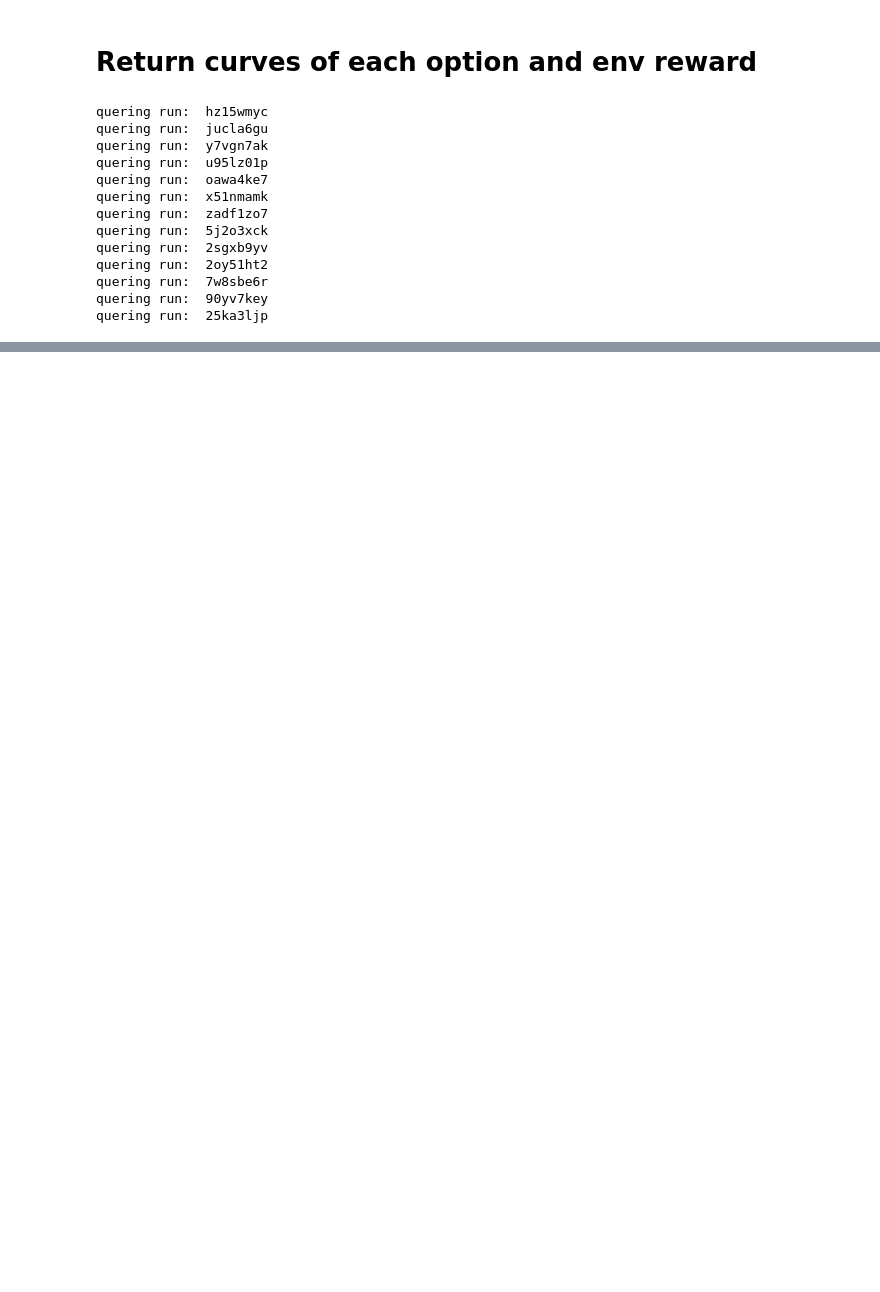
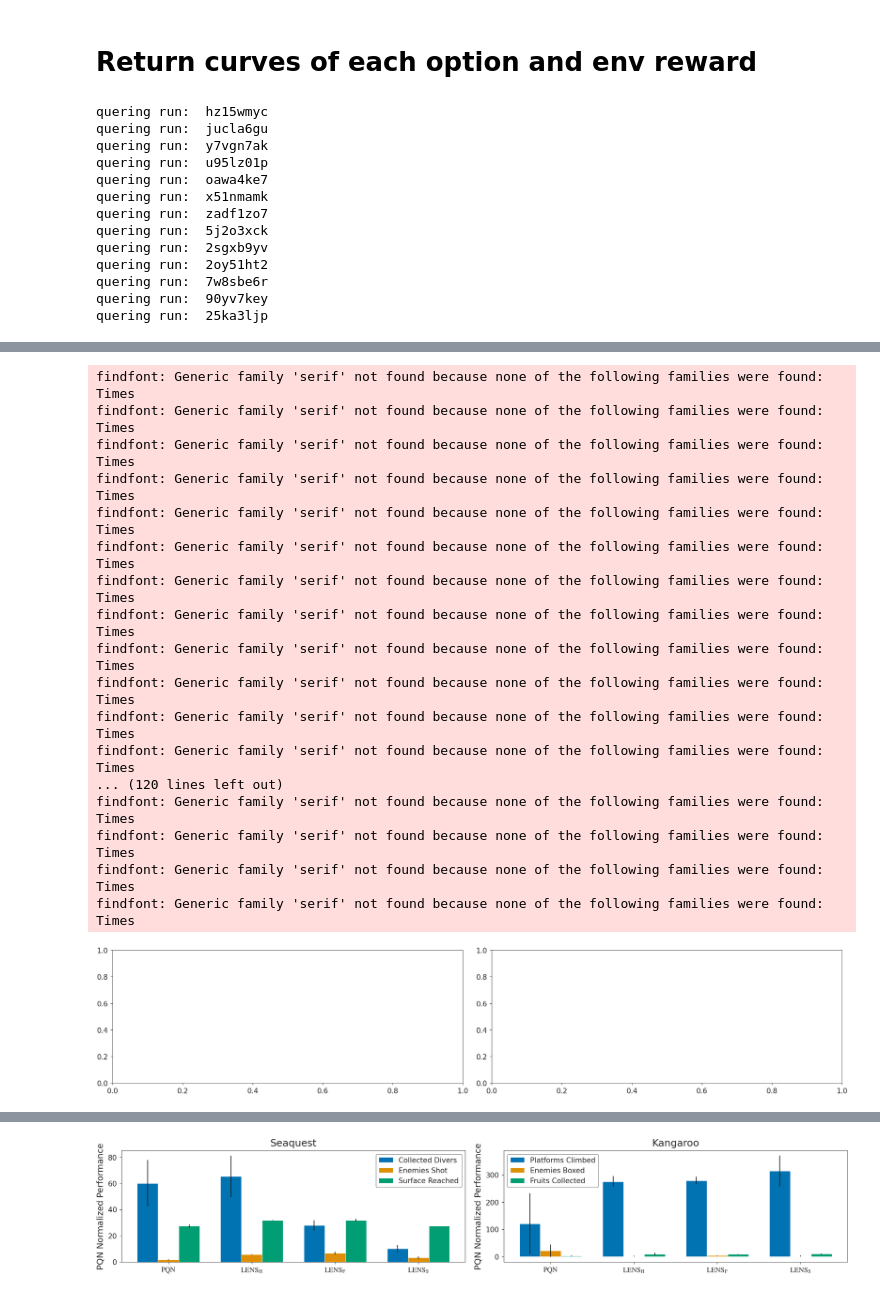
Before and after one commit to remunds/symbolic_options, a Jupyter notebook: src/symbolic_options/plots/plots.ipynb, the cells around one changed output, grey strips where cells are left out. Cells and saved outputs as stored; diff of their text form; code cells hidden in the pictures; blank space fills up the shorter version.

Commit message:
add dqn, more plots, fix kang

```diff
--- a/src/symbolic_options/plots/plots.ipynb
+++ b/src/symbolic_options/plots/plots.ipynb
@@ -926,0 +1173,38 @@ with plt.rc_context({
+# %%
+with plt.rc_context({
+    **bundles.neurips2024(usetex=False),
+    **axes.lines(),
+    "axes.titlesize": 14,
+    "axes.labelsize": 12,
+    "xtick.labelsize": 10,
+    "ytick.labelsize": 10,
+    "legend.fontsize": 10,
+    "font.size": 12
+}):
+    fig, ax = plt.subplots(1, 2, figsize=(15, 3))
+    multi_metric_barplot(seaquest_df, "Seaquest", ["pqn", "pqn_hier", "pqn_hier_llm", "pqn_hier_comb"], ax[0],
+                     ["test_opt3_ret", "test_opt4_ret", "test_opt5_ret"], ["Collected Divers", "Enemies Shot", "Surface Reached"])
+    multi_metric_barplot(kangaroo_df, "Kangaroo", ["pqn", "pqn_hier", "pqn_hier_llm", "pqn_hier_comb"], ax[1],
+                     ["test_opt3_ret", "test_opt4_ret", "test_opt5_ret"], ["Platforms Climbed", "Enemies Boxed", "Fruits Collected"])
+    plt.tight_layout()
+    plt.savefig("comparison_dual_metric_modif.pdf", bbox_inches="tight")
+    plt.show()
+# %% [output]
+findfont: Generic family 'serif' not found because none of the following families were found: Times
+findfont: Generic family 'serif' not found because none of the following families were found: Times
+findfont: Generic family 'serif' not found because none of the following families were found: Times
+findfont: Generic family 'serif' not found because none of the following families were found: Times
+findfont: Generic family 'serif' not found because none of the following families were found: Times
+findfont: Generic family 'serif' not found because none of the following families were found: Times
+findfont: Generic family 'serif' not found because none of the following families were found: Times
+findfont: Generic family 'serif' not found because none of the following families were found: Times
+findfont: Generic family 'serif' not found because none of the following families were found: Times
+findfont: Generic family 'serif' not found because none of the following families were found: Times
+findfont: Generic family 'serif' not found because none of the following families were found: Times
+findfont: Generic family 'serif' not found because none of the following families were found: Times
+... (120 lines left out)
+findfont: Generic family 'serif' not found because none of the following families were found: Times
+findfont: Generic family 'serif' not found because none of the following families were found: Times
+findfont: Generic family 'serif' not found because none of the following families were found: Times
+findfont: Generic family 'serif' not found because none of the following families were found: Times
+[figure, added]
@@ -926,0 +1228 @@ with plt.rc_context({
+[figure, added]
```
Also changed, not shown: parts of 13 cells of this notebook, 9 other files.
